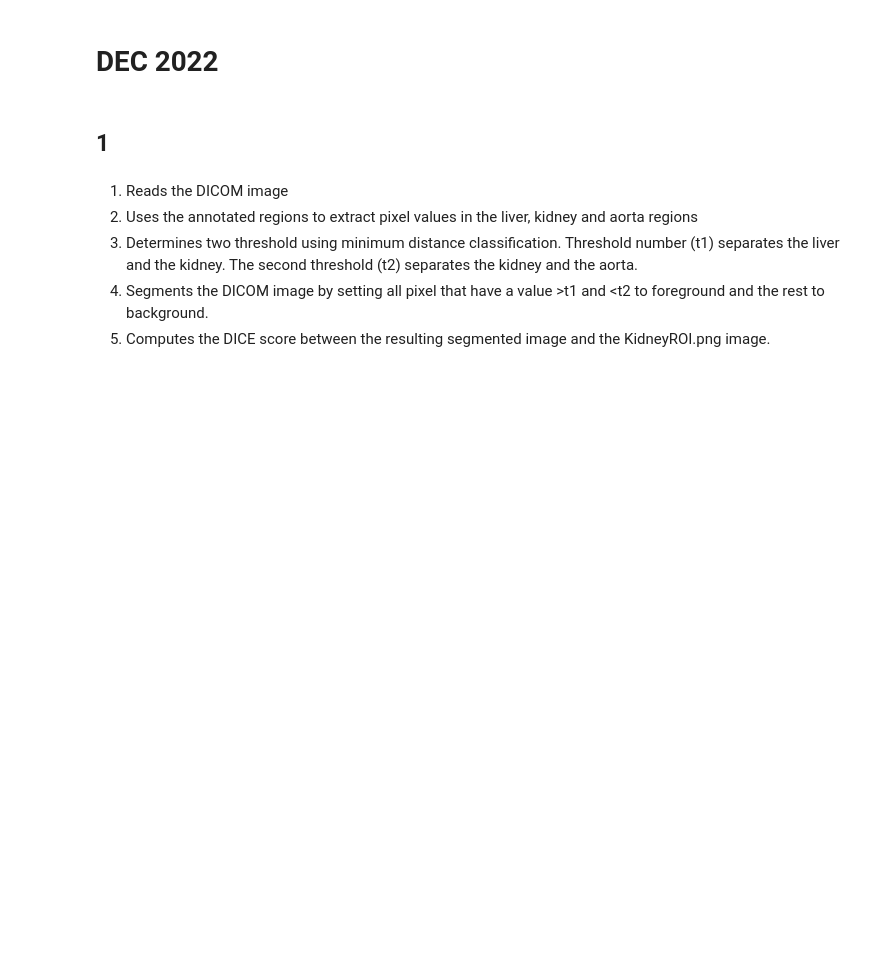
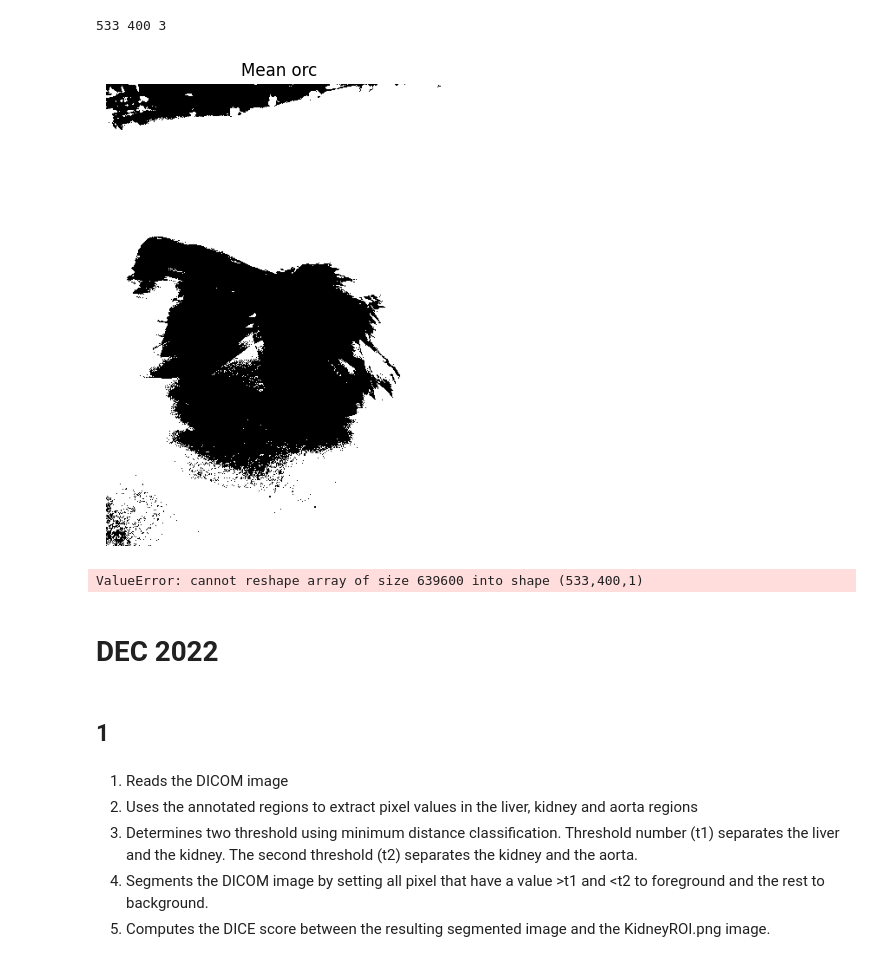
Before and after one commit to magolimbo/02502-Image-Analysis-Cheatsheet, a Jupyter notebook: Prova_sol.ipynb, the cells around one changed output. Cells and saved outputs as stored; diff of their text form; code cells hidden in the pictures; blank space fills up the shorter version.

```diff
--- a/Prova_sol.ipynb
+++ b/Prova_sol.ipynb
@@ -22,3 +101,49 @@ from exam_functions import *
+# %%
+# 3
+in_dir = "C:/Users/Dell/Desktop/Git Hub/02502-Image-Analysis-Cheatsheet/Exams/dec2021/ImagePCA"
+
+files = glob.glob(f"{in_dir}/*.png")
+
+height, width, channels = io.imread(files[0]).shape
+print(height, width, channels)
+
+data_matrix = np.zeros((len(files), height * width * 3))
+for i, f in enumerate(files):
+    # print(f)
+    # f_g = color.rgb2gray(f)
+    data_matrix[i, :] = io.imread(f).flatten()
+    # print(data_matrix[i, :])
+
+# print(data_matrix)
+average_img = np.mean(data_matrix, axis=0)
+
+mask = average_img > 150
+img_ = img_as_ubyte(mask)
+average_cat_img = create_u_byte_image_from_vector(img_, height, width, 3)
+fig, ax = plt.subplots(1, 1, figsize=(6, 6))
+plt.imshow(average_cat_img)
+ax.set_title("Mean orc")
+ax.set_axis_off()
+plt.show()
+# %% [output]
+533 400 3
+[figure, added]
+# %%
+# 4
+orc_pca = PCA()
+orc_pca.fit(data_matrix)
+
+# Assuming 'data_matrix' contains your data and 'orc_pca' is already fitted
+first_principal_component = orc_pca.components_[
+    0
+]  # Retrieve the first principal component
+
+# Reshape the first principal component into an image
+image_shape = (533, 400, 1)  # Assuming the original image shape
+first_pc_image = first_principal_component.reshape(image_shape)
+first_pc_image[10, 10]
+# %% [output]
+ValueError: cannot reshape array of size 639600 into shape (533,400,1)
 # %% [markdown]
 # DEC 2022
 # %% [markdown]
```
Also changed, not shown: parts of 8 cells of this notebook, 1 other file.
